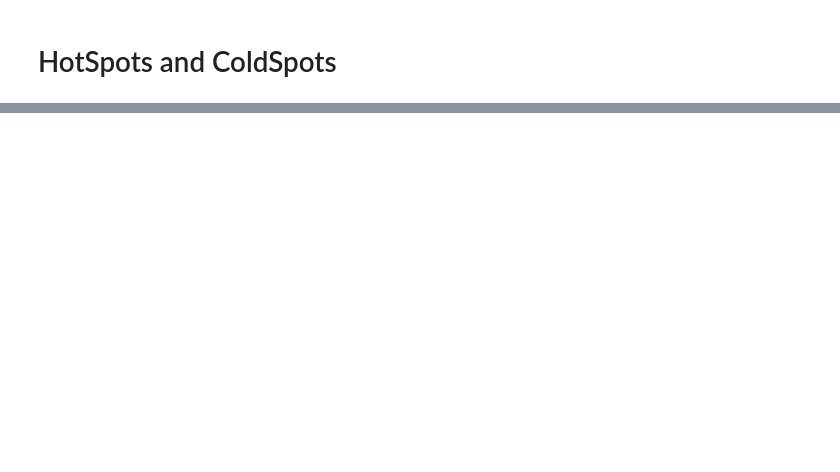
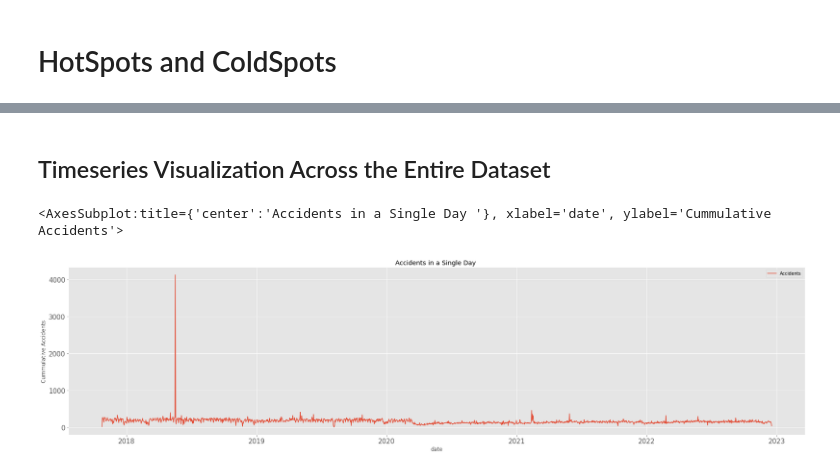
Before and after one commit to mnovovil/AustinTrafficAccidentsToday, a Jupyter notebook: Traffic_Accidents_Austin1.ipynb, the cells around one changed output, grey strips where cells are left out. Saved outputs shown, nothing was run; the diff lists cells and outputs as text; code cells hidden in the pictures; blank space fills up the shorter version.

Commit message:
Timeseries
Add timeseries analysis to dataset

```diff
--- a/Traffic_Accidents_Austin1.ipynb
+++ b/Traffic_Accidents_Austin1.ipynb
@@ -104,0 +122,5 @@ Austin
+# %%
+results_df['date'] =  pd.to_datetime(results_df['traffic_report_status_date_time'], format='%Y-%m-%dT%H:%M:%S.%f')#convert date time in dataframe
+results_df = results_df.drop(columns = ["traffic_report_status_date_time"]) #drop old time column
+results_df = results_df[results_df["date"].dt.year != 1970] #we have a data point from 1970 (outlier)
+results_df.info() #verify time transformation
@@ -104,0 +144,8 @@ Austin
+# %% [markdown]
+## Timeseries Visualization Across the Entire Dataset
+# %%
+accidents_single_day = results_df.groupby(results_df['date'].dt.date).count().rename(columns={"date":"Accidents"}).Accidents
+accidents_single_day.plot(figsize=(30,7), title="Accidents in a Single Day ", ylabel="Cummulative Accidents", fontsize = 15, legend = True)
+# %% [output]
+<AxesSubplot:title={'center':'Accidents in a Single Day '}, xlabel='date', ylabel='Cummulative Accidents'>
+[figure, added]
```
Also changed, not shown: parts of 15 cells of this notebook.
